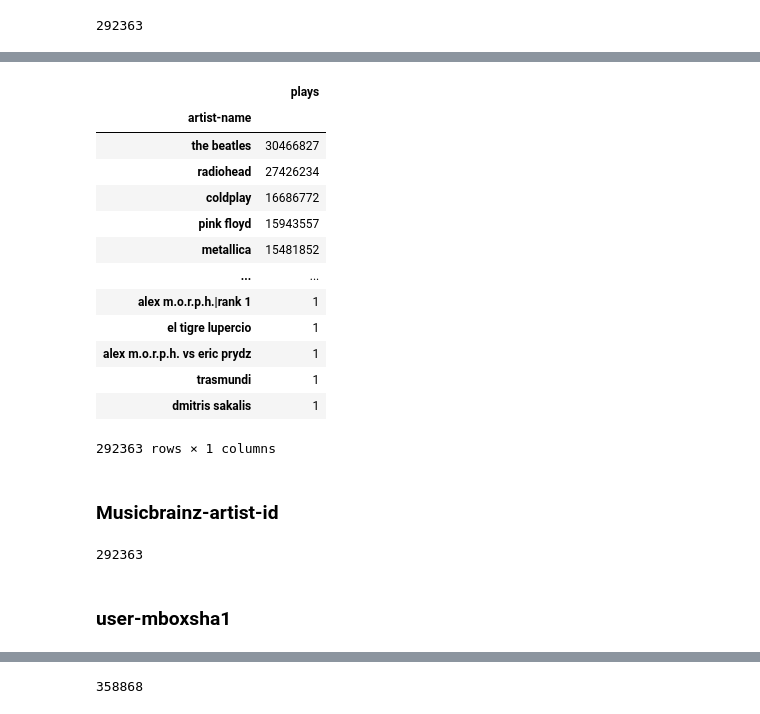
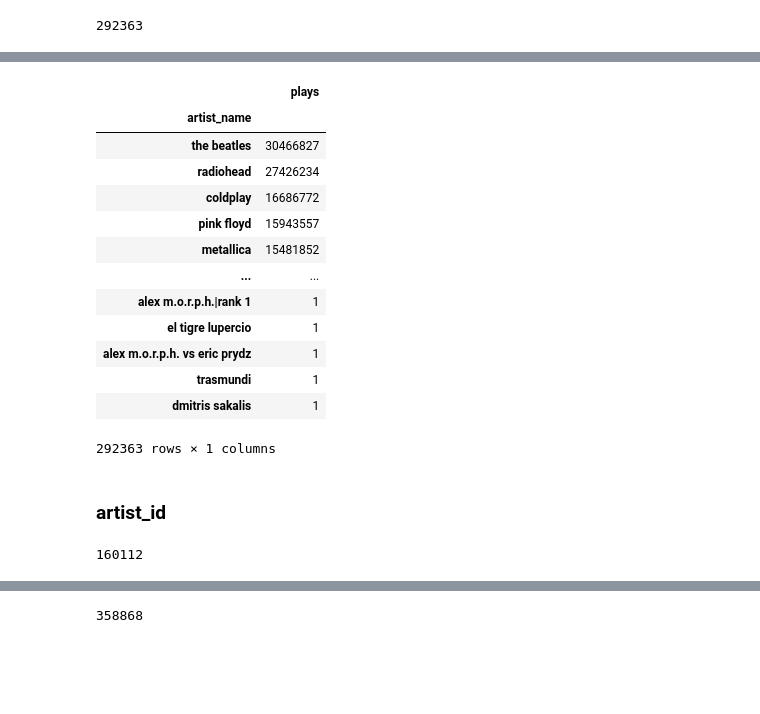
Before and after one commit to lamolivier/EPFL-MLBD-Project, a Jupyter notebook: notebooks/data_exploration.ipynb, the cells around one changed output, grey strips where cells are left out. Cells and saved outputs as stored; diff of their text form; code cells hidden in the pictures; blank space fills up the shorter version.

```diff
--- a/notebooks/data_exploration.ipynb
+++ b/notebooks/data_exploration.ipynb
@@ -22,6 +29,8 @@ df_user.head()
 # %%
 col_names_consumption = ['user-mboxsha1', 'musicbrainz-artist-id', 'artist-name', 'plays']
-
 df_consumption = pd.read_csv('../data/usersha1-artmbid-artname-plays.tsv', sep='\t', names=col_names_consumption)
+df_consumption = df_consumption.rename(columns={"user-mboxsha1":"user_id",
+                                                "musicbrainz-artist-id":"artist_id",
+                                                "artist-name":"artist_name",})
 df_consumption.head()
 # %% [output]
@@ -186,12 +234,12 @@ df_consumption[df_consumption.plays > 60000]
 | 17488770 | ff4b19c43528846b3c2cbdf5434fa8a3e... | 2fddb92d-24b2-46a5-bf28-3aed46f4684c | kylie minogue | 96568 |
 130 rows × 4 columns
 # %%
-grouped = df[['artist-name', 'plays']].groupby('artist-name').sum()
+grouped = df_consumption[['artist_name', 'plays']].groupby('artist_name').sum()
 grouped = grouped.sort_values(by='plays', ascending=False)
 grouped
 # %% [output]
 |  | plays |
-| artist-name |  |
+| artist_name |  |
 | the beatles | 30466827 |
 | radiohead | 27426234 |
 | coldplay | 16686772 |
@@ -204,11 +252,9 @@ grouped
 | trasmundi | 1 |
 | dmitris sakalis | 1 |
 292363 rows × 1 columns
-# %% [markdown]
-### Musicbrainz-artist-id
+# %% [markdown]
+### artist_id
 # %%
-df_consumption["artist-name"].nunique()
+df_consumption["artist_id"].nunique()
 # %% [output]
-292363
+160112
-# %% [markdown]
-### user-mboxsha1
```
Also changed, not shown: parts of 35 cells of this notebook.
